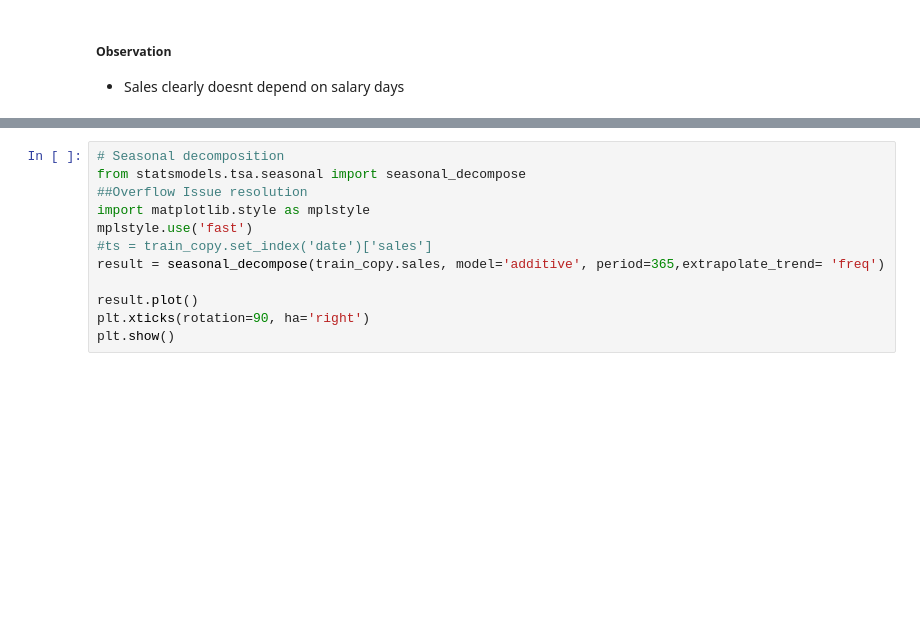
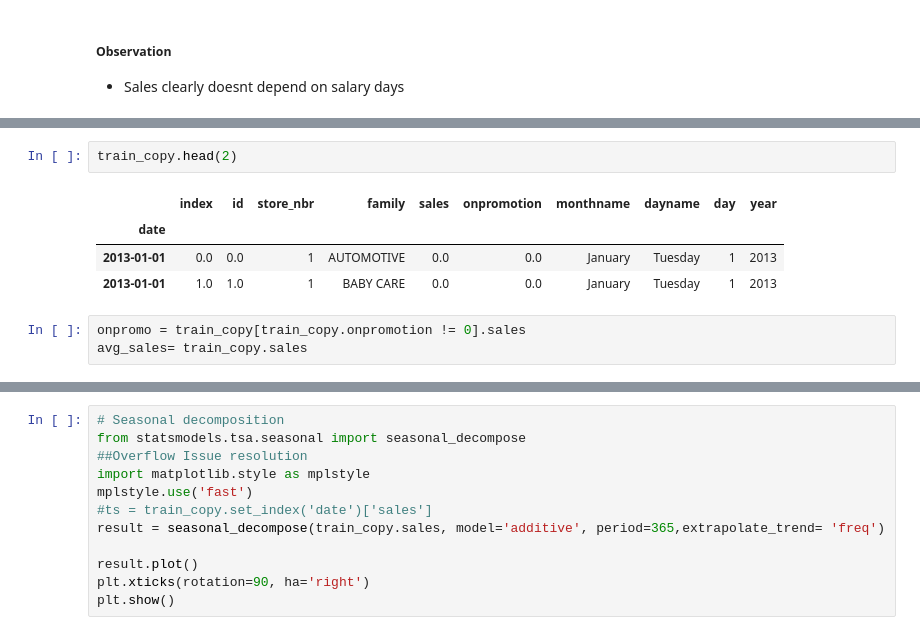
Before and after one commit to kwasichrappah/Time_series_analysis, a Jupyter notebook: sales_forecast.ipynb, the cells around one changed output, grey strips where cells are left out. Drawn from its saved outputs; the diff is of its cells as text; blank space fills up the shorter version.

```diff
--- a/sales_forecast.ipynb
+++ b/sales_forecast.ipynb
@@ -767,0 +624,10 @@ import matplotlib as mpl
+# %%
+train_copy.head(2)
+# %% [output]
+|  | index | id | store_nbr | family | sales | onpromotion | monthname | dayname | day | year |
+| date |  |  |  |  |  |  |  |  |  |  |
+| 2013-01-01 | 0.0 | 0.0 | 1 | AUTOMOTIVE | 0.0 | 0.0 | January | Tuesday | 1 | 2013 |
+| 2013-01-01 | 1.0 | 1.0 | 1 | BABY CARE | 0.0 | 0.0 | January | Tuesday | 1 | 2013 |
+# %%
+onpromo = train_copy[train_copy.onpromotion != 0].sales
+avg_sales= train_copy.sales
```
Also changed, not shown: parts of 39 cells of this notebook.
